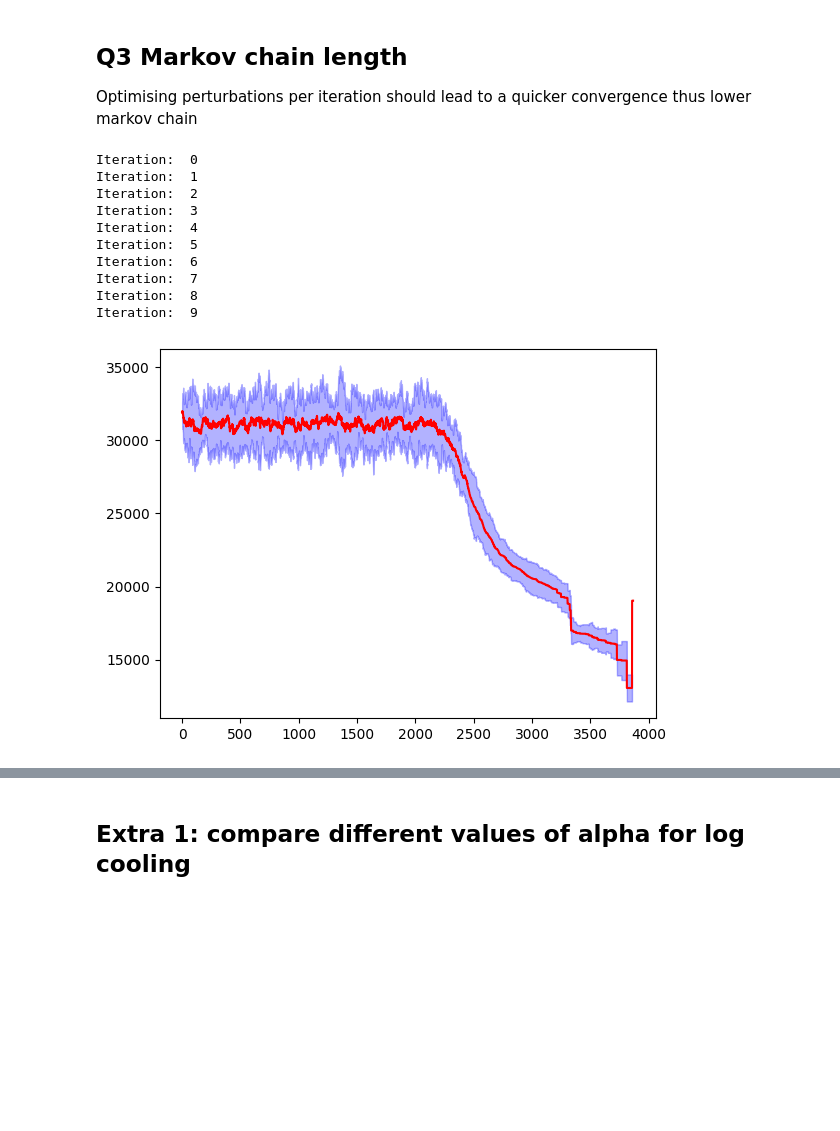
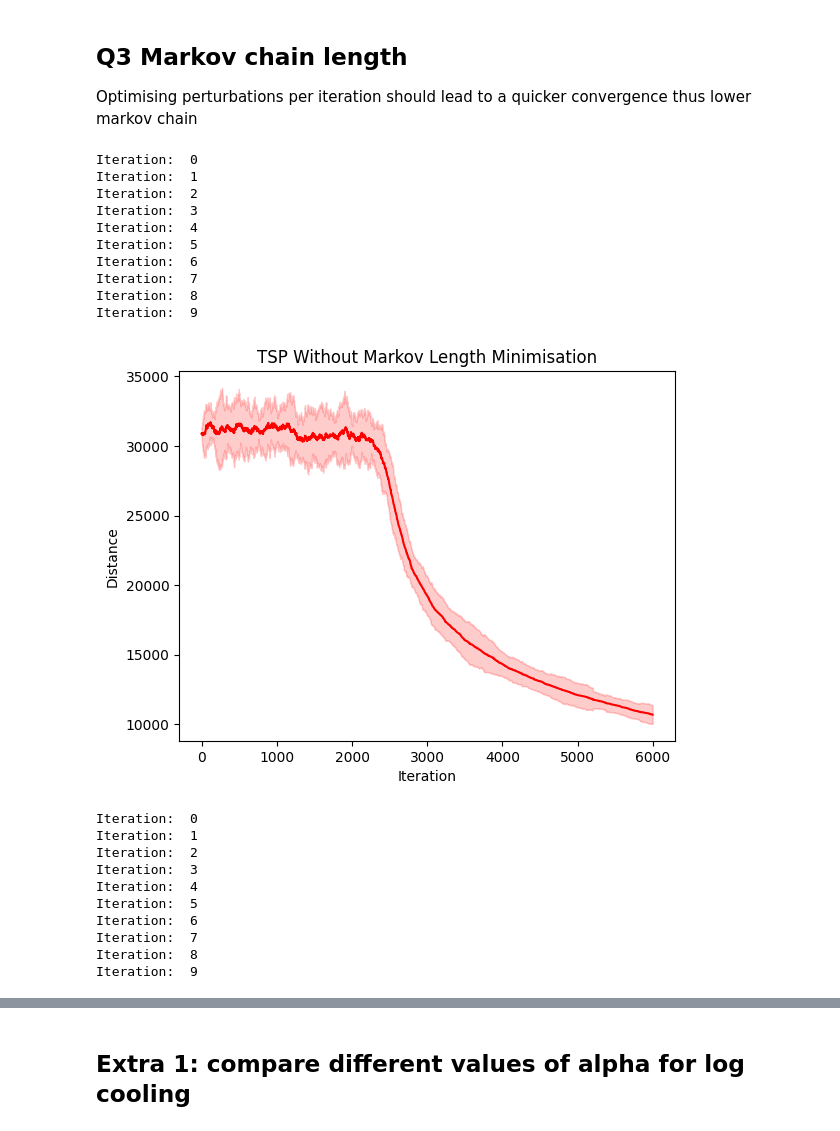
Before and after one commit to BiggusVickus/Stochastic_Simulation, a Jupyter notebook: Assignment 3/LisaPahladsingh_13846566_SanjhanaBhusal_14724383_VictorPiaskowski_15132625_Assignment2.ipynb, the cells around one changed output, grey strips where cells are left out. Cells and saved outputs as stored; diff of their text form; code cells hidden in the pictures; blank space fills up the shorter version.

```diff
--- a/Assignment 3/LisaPahladsingh_13846566_SanjhanaBhusal_14724383_VictorPiaskowski_15132625_Assignment2.ipynb
+++ b/Assignment 3/LisaPahladsingh_13846566_SanjhanaBhusal_14724383_VictorPiaskowski_15132625_Assignment2.ipynb
@@ -255,7 +255,7 @@ class SimulatedAnnealing():
         # plt.legend() # optional
         plt.show()
 
-    def iteration_confidence(self):
+    def iteration_confidence(self, title=False, xlabel="Iteration", ylabel="Distance"):
         plot_df = pd.DataFrame(self.total_route_cost_list).T
         plot_df = (1/plot_df)
 
@@ -264,8 +264,18 @@ class SimulatedAnnealing():
 
         plt.plot(plot_df.index, plot_df['mean'], color='r')
         plt.fill_between(plot_df.index, plot_df['mean'] - 2 * plot_df['var'], plot_df['mean'] + 2 * plot_df['var'],
-                         color='b',
-                         alpha=0.3)
+                         color='r',
+                         alpha=0.2)
+
+        if title:
+            plt.title(title, fontsize=)
+
+        if xlabel:
+            plt.xlabel(xlabel)
+
+        if ylabel:
+            plt.ylabel(ylabel)
+
         plt.show()
 
         # save for later usage
@@ -411,27 +421,51 @@ Iteration:  9
 ## Q3 Markov chain length
 Optimising perturbations per iteration should lead to a quicker convergence thus lower markov chain
 # %%
+initial = SimulatedAnnealing('a280.tsp')
+initial.same_solution_max = 100
+initial.same_cost_diff_max = 500
+initial.minimize_chain_length = False
+initial.type_of_temperature_change = "linear"
+initial.iterations = 10
+initial.max_iter = 6000
+
+# run with current settings
+initial.initialize()
+# initial.iteration_distance()
+initial.iteration_confidence(title='TSP Without Markov Length Minimisation')
+
+# minimise chain length
 initial = SimulatedAnnealing('a280.tsp')
 initial.same_solution_max = 100
 initial.same_cost_diff_max = 500
 initial.minimize_chain_length = True
 initial.type_of_temperature_change = "linear"
 initial.iterations = 10
-initial.max_iter = 4000
+initial.max_iter = 6000
 
 # run with current settings
 initial.initialize()
 # initial.iteration_distance()
-initial.iteration_confidence()
+initial.iteration_confidence(title='TSP With Markov Length Minimisation')
 # %% [output]
 Iteration:  0
 Iteration:  1
 Iteration:  2
 Iteration:  3
 Iteration:  4
 Iteration:  5
 Iteration:  6
 Iteration:  7
 Iteration:  8
 Iteration:  9
-[figure, old version]
+[figure, new version]
+Iteration:  0
+Iteration:  1
+Iteration:  2
+Iteration:  3
+Iteration:  4
+Iteration:  5
+Iteration:  6
+Iteration:  7
+Iteration:  8
+Iteration:  9
```
Also changed, not shown: parts of 3 cells of this notebook.
